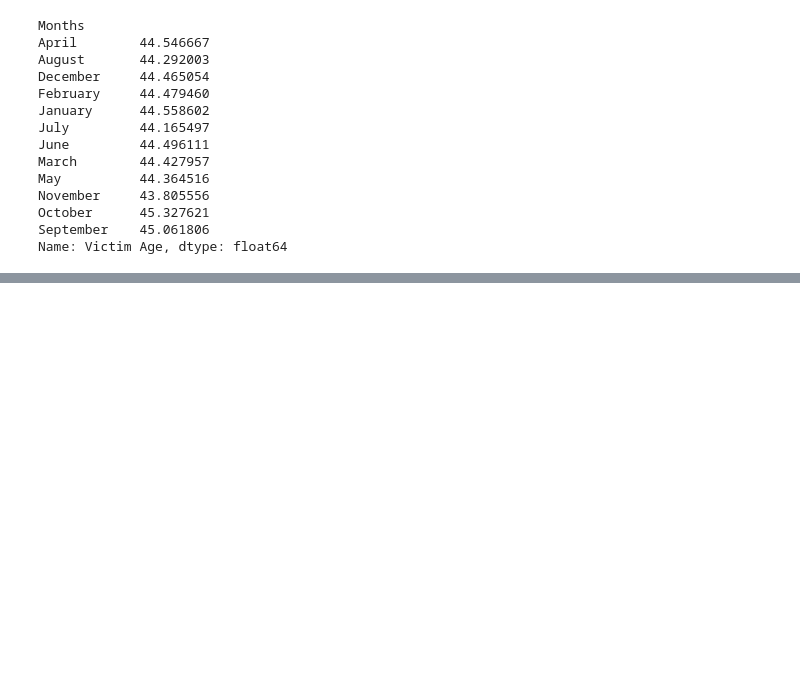
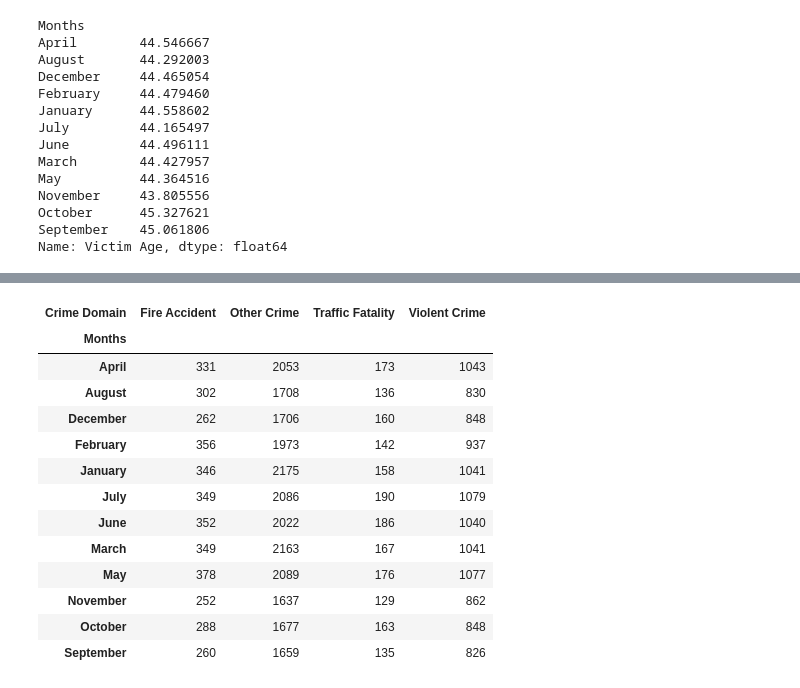
Before and after one commit to abhishekyadav-codes/DATA_ANALYST_JUPYTER, a Jupyter notebook: SEABORN/Crime Data Project.ipynb, the cells around one changed output, grey strips where cells are left out. Drawn from its saved outputs; the diff is of its cells as text; code cells hidden in the pictures; blank space fills up the shorter version.

```diff
--- a/SEABORN/Crime Data Project.ipynb
+++ b/SEABORN/Crime Data Project.ipynb
@@ -756,0 +778,19 @@ Name: Victim Age, dtype: float64
+# %%
+# kis month me kon ka crime kitne bar hue.
+C=pd.crosstab(df['Months'], df['Crime Domain'])
+C
+# %% [output]
+| Crime Domain | Fire Accident | Other Crime | Traffic Fatality | Violent Crime |
+| Months |  |  |  |  |
+| April | 331 | 2053 | 173 | 1043 |
+| August | 302 | 1708 | 136 | 830 |
+| December | 262 | 1706 | 160 | 848 |
+| February | 356 | 1973 | 142 | 937 |
+| January | 346 | 2175 | 158 | 1041 |
+| July | 349 | 2086 | 190 | 1079 |
+| June | 352 | 2022 | 186 | 1040 |
+| March | 349 | 2163 | 167 | 1041 |
+| May | 378 | 2089 | 176 | 1077 |
+| November | 252 | 1637 | 129 | 862 |
+| October | 288 | 1677 | 163 | 848 |
+| September | 260 | 1659 | 135 | 826 |
```
Also changed, not shown: parts of 1 cell of this notebook.
